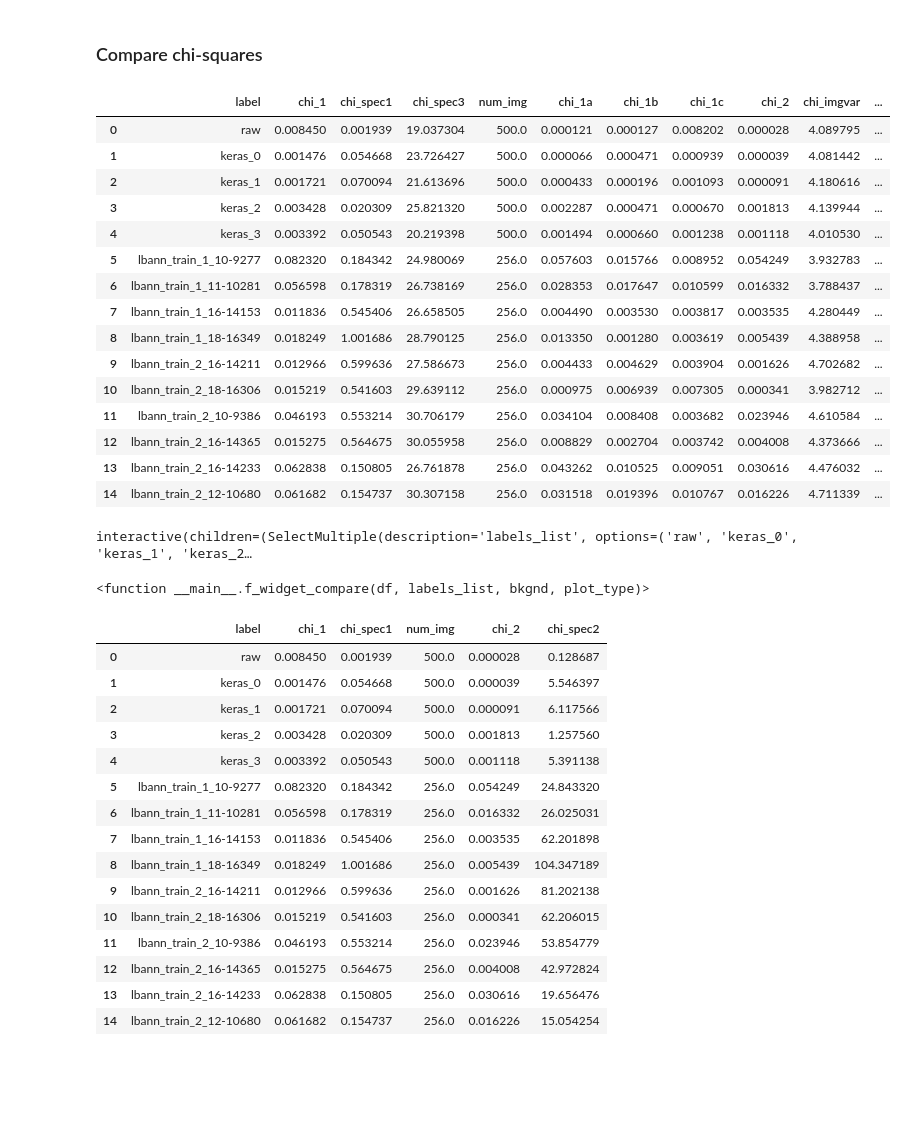
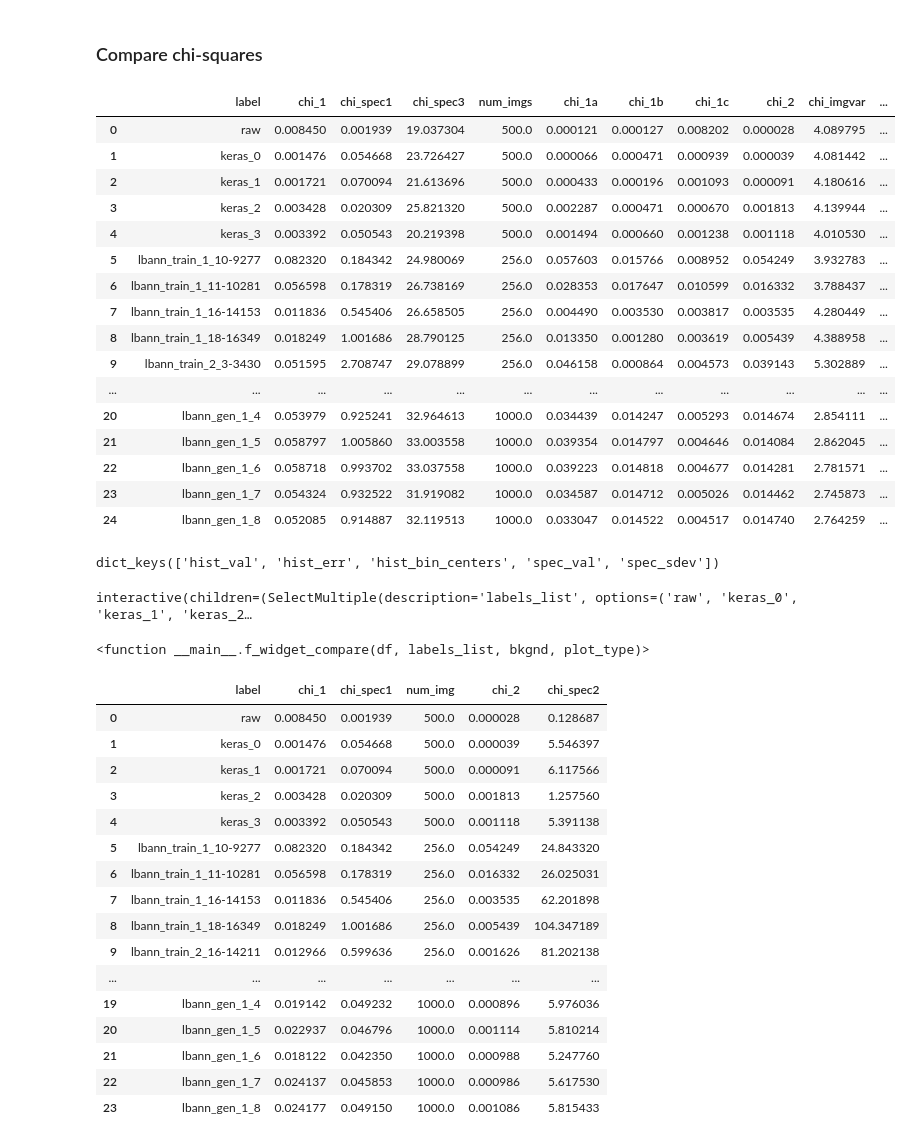
Before and after one commit to vmos1/lbann_cosmogan, a Jupyter notebook: 3_analysis/4b_compare_data_keras_lbann.ipynb, the cells around one changed output. Cells and saved outputs as stored; diff of their text form; code cells hidden in the pictures; blank space fills up the shorter version.

Commit message:
Added code to test 3ptfnc

```diff
--- a/3_analysis/4b_compare_data_keras_lbann.ipynb
+++ b/3_analysis/4b_compare_data_keras_lbann.ipynb
@@ -158,8 +165,6 @@ for strg,fldr in zip([str(i) for i in range(len(lst))],lst):
 # %%
-
 parent_dir='/global/cscratch1/sd/vpa/proj/cosmogan/results_dir/128square/20201112_143907_bsize256_test_with_invtransform-scale4.0'
 lst=[(10, 9277), (11, 10281), (16, 14153), (18, 16349)]
-
 
 prefix='lbann_train_1_'
 for count,run in enumerate(lst):
@@ -168,7 +173,7 @@ for count,run in enumerate(lst):
     fname=parent_dir+'/dump_outs/trainer0/model0/'+'sgd.training.epoch.{0}.step.{1}_gen_img_instance1_activation_output0.npy'.format(epoch,step)
     dict1={'label':key,'fname':fname}
     images=np.load(fname)[:,0,:,:]
-    dict1['num_img']=images.shape[0]
+    dict1['num_imgs']=images.shape[0]
     print(dict1)
     ### Compute spectrum and histograms
     dict_sample=f_compute_hist_spect(images,bins)
@@ -189,8 +194,8 @@ for count,run in enumerate(lst):
 {'label': 'lbann_train_1_18-16349', 'fname': '/global/cscratch1/sd/vpa/proj/cosmogan/results_dir/128square/20201112_143907_bsize256_test_with_invtransform-scale4.0/dump_outs/trainer0/model0/sgd.traini ...
 28.790125248275213
 # %%
-parent_dir='/global/cscratch1/sd/vpa/proj/cosmogan/results_dir/128square/20201116_111222_bsize256_test_with_invtransform-scale2.0/'
-lst=[(16, 14211), (18, 16306), (10, 9386), (16, 14365), (16, 14233), (12, 10680)]
+parent_dir='/global/cscratch1/sd/vpa/proj/cosmogan/results_dir/128square/20201202_200004_bsize256_scale0.5/'
+lst=[(3, 3430), (7, 6460), (8, 7215), (10, 9610), (13, 11725), (16, 14635), (10, 9475)]
 
 prefix='lbann_train_2_'
 for count,run in enumerate(lst):
@@ -199,7 +204,7 @@ for count,run in enumerate(lst):
     fname=parent_dir+'/dump_outs/trainer0/model0/'+'sgd.training.epoch.{0}.step.{1}_gen_img_instance1_activation_output0.npy'.format(epoch,step)
     dict1={'label':key,'fname':fname}
     images=np.load(fname)[:,0,:,:]
-    dict1['num_img']=images.shape[0]
+    dict1['num_imgs']=images.shape[0]
     print(dict1)
     ### Compute spectrum and histograms
     dict_sample=f_compute_hist_spect(images,bins)
@@ -225,0 +233,25 @@ for count,run in enumerate(lst):
+# %%
+## LBANN generated images
+
+parent_dir='/global/cscratch1/sd/vpa/proj/cosmogan/results_dir/128square/20201202_200004_bsize256_scale0.5/gen_imgs_chkpt'
+fldr='/epoch.10.step.9475_20201203_075631/dump_outs/trainer0/model0/'
+epochs=9
+
+prefix='lbann_gen_1_'
+for count,epoch in enumerate(range(epochs)):
+    key=prefix+'{0}'.format(epoch)
+    fname=parent_dir+fldr+'sgd.testing.epoch.{0}.step.{0}_gen_img_instance1_activation_output0.npy'.format(epoch)
+
+    dict1={'label':key,'fname':fname}
+    images=np.load(fname)[:,0,:,:]
+    dict1['num_imgs']=images.shape[0]
+    print(dict1)
+    ### Compute spectrum and histograms
+    dict_sample=f_compute_hist_spect(images,bins)
+    ### Compute chi squares
+    dict_chisqrs=f_compute_chisqr(dict_val,dict_sample,img_size)
+
+    dict1.update(dict_sample)
+    dict1.update(dict_chisqrs)
+#     del(images)
+    df_runs=df_runs.append(dict1,ignore_index=True)
@@ -226,8 +302,8 @@ for count,run in enumerate(lst):
 # %%
 # df_runs.columns
 # %%
-col_list=['label','fname', 'hist_bin_centers', 'hist_err', 'hist_val','spec_err', 'spec_val','chi_1', 'chi_1a', 'chi_1b', 'chi_1c', 'chi_2',
-       'chi_imgvar', 'chi_spec1', 'chi_spec2','chi_spec3', 'num_img']
+col_list=['label','fname', 'hist_bin_centers', 'hist_err', 'hist_val','spec_sdev', 'spec_val','chi_1', 'chi_1a', 'chi_1b', 'chi_1c', 'chi_2',
+       'chi_imgvar', 'chi_spec1', 'chi_spec2','chi_spec3', 'num_imgs']
 df_runs=df_runs.reindex(columns=col_list)
 # %%
 df_runs
@@ -251,10 +328,10 @@ df_runs
 # %% [markdown]
 ### Compare chi-squares
 # %%
-chi_keys=['label','chi_1','chi_spec1', 'chi_spec3', 'num_img', 'chi_1a', 'chi_1b', 'chi_1c', 'chi_2','chi_imgvar', 'chi_spec2','fname']
+chi_keys=['label','chi_1','chi_spec1', 'chi_spec3', 'num_imgs', 'chi_1a', 'chi_1b', 'chi_1c', 'chi_2','chi_imgvar', 'chi_spec2','fname']
 df_runs[chi_keys]
 # %% [output]
-|  | label | chi_1 | chi_spec1 | chi_spec3 | num_img | chi_1a | chi_1b | chi_1c | chi_2 | chi_imgvar | ... |
+|  | label | chi_1 | chi_spec1 | chi_spec3 | num_imgs | chi_1a | chi_1b | chi_1c | chi_2 | chi_imgvar | ... |
 | 0 | raw | 0.008450 | 0.001939 | 19.037304 | 500.0 | 0.000121 | 0.000127 | 0.008202 | 0.000028 | 4.089795 | ... |
 | 1 | keras_0 | 0.001476 | 0.054668 | 23.726427 | 500.0 | 0.000066 | 0.000471 | 0.000939 | 0.000039 | 4.081442 | ... |
 | 2 | keras_1 | 0.001721 | 0.070094 | 21.613696 | 500.0 | 0.000433 | 0.000196 | 0.001093 | 0.000091 | 4.180616 | ... |
@@ -264,12 +341,18 @@ df_runs[chi_keys]
 | 6 | lbann_train_1_11-10281 | 0.056598 | 0.178319 | 26.738169 | 256.0 | 0.028353 | 0.017647 | 0.010599 | 0.016332 | 3.788437 | ... |
 | 7 | lbann_train_1_16-14153 | 0.011836 | 0.545406 | 26.658505 | 256.0 | 0.004490 | 0.003530 | 0.003817 | 0.003535 | 4.280449 | ... |
 | 8 | lbann_train_1_18-16349 | 0.018249 | 1.001686 | 28.790125 | 256.0 | 0.013350 | 0.001280 | 0.003619 | 0.005439 | 4.388958 | ... |
-| 9 | lbann_train_2_16-14211 | 0.012966 | 0.599636 | 27.586673 | 256.0 | 0.004433 | 0.004629 | 0.003904 | 0.001626 | 4.702682 | ... |
-| 10 | lbann_train_2_18-16306 | 0.015219 | 0.541603 | 29.639112 | 256.0 | 0.000975 | 0.006939 | 0.007305 | 0.000341 | 3.982712 | ... |
-| 11 | lbann_train_2_10-9386 | 0.046193 | 0.553214 | 30.706179 | 256.0 | 0.034104 | 0.008408 | 0.003682 | 0.023946 | 4.610584 | ... |
-| 12 | lbann_train_2_16-14365 | 0.015275 | 0.564675 | 30.055958 | 256.0 | 0.008829 | 0.002704 | 0.003742 | 0.004008 | 4.373666 | ... |
-| 13 | lbann_train_2_16-14233 | 0.062838 | 0.150805 | 26.761878 | 256.0 | 0.043262 | 0.010525 | 0.009051 | 0.030616 | 4.476032 | ... |
-| 14 | lbann_train_2_12-10680 | 0.061682 | 0.154737 | 30.307158 | 256.0 | 0.031518 | 0.019396 | 0.010767 | 0.016226 | 4.711339 | ... |
+| 9 | lbann_train_2_3-3430 | 0.051595 | 2.708747 | 29.078899 | 256.0 | 0.046158 | 0.000864 | 0.004573 | 0.039143 | 5.302889 | ... |
+| ... | ... | ... | ... | ... | ... | ... | ... | ... | ... | ... | ... |
+| 20 | lbann_gen_1_4 | 0.053979 | 0.925241 | 32.964613 | 1000.0 | 0.034439 | 0.014247 | 0.005293 | 0.014674 | 2.854111 | ... |
+| 21 | lbann_gen_1_5 | 0.058797 | 1.005860 | 33.003558 | 1000.0 | 0.039354 | 0.014797 | 0.004646 | 0.014084 | 2.862045 | ... |
+| 22 | lbann_gen_1_6 | 0.058718 | 0.993702 | 33.037558 | 1000.0 | 0.039223 | 0.014818 | 0.004677 | 0.014281 | 2.781571 | ... |
+| 23 | lbann_gen_1_7 | 0.054324 | 0.932522 | 31.919082 | 1000.0 | 0.034587 | 0.014712 | 0.005026 | 0.014462 | 2.745873 | ... |
+| 24 | lbann_gen_1_8 | 0.052085 | 0.914887 | 32.119513 | 1000.0 | 0.033047 | 0.014522 | 0.004517 | 0.014740 | 2.764259 | ... |
+# %%
+dict_val['spec_val']
+dict_val.keys()
+# %% [output]
+dict_keys(['hist_val', 'hist_err', 'hist_bin_centers', 'spec_val', 'spec_sdev'])
 # %%
 
 def f_plot_hist_spec(df,dict_bkg,plot_type):
@@ -329,7 +415,7 @@ interact_manual(f_widget_compare,df=fixed(df_runs),
 interactive(children=(SelectMultiple(description='labels_list', options=('raw', 'keras_0', 'keras_1', 'keras_2…
 <function __main__.f_widget_compare(df, labels_list, bkgnd, plot_type)>
 # %%
-col_list=['label','chi_1','chi_spec1','num_img','chi_2','chi_spec2']
+col_list=['label','chi_1','chi_spec1','num_imgs','chi_2','chi_spec2']
 df_runs[col_list]
 # %% [output]
 |  | label | chi_1 | chi_spec1 | num_img | chi_2 | chi_spec2 |
@@ -343,8 +429,9 @@ df_runs[col_list]
 | 7 | lbann_train_1_16-14153 | 0.011836 | 0.545406 | 256.0 | 0.003535 | 62.201898 |
 | 8 | lbann_train_1_18-16349 | 0.018249 | 1.001686 | 256.0 | 0.005439 | 104.347189 |
 | 9 | lbann_train_2_16-14211 | 0.012966 | 0.599636 | 256.0 | 0.001626 | 81.202138 |
-| 10 | lbann_train_2_18-16306 | 0.015219 | 0.541603 | 256.0 | 0.000341 | 62.206015 |
-| 11 | lbann_train_2_10-9386 | 0.046193 | 0.553214 | 256.0 | 0.023946 | 53.854779 |
-| 12 | lbann_train_2_16-14365 | 0.015275 | 0.564675 | 256.0 | 0.004008 | 42.972824 |
-| 13 | lbann_train_2_16-14233 | 0.062838 | 0.150805 | 256.0 | 0.030616 | 19.656476 |
-| 14 | lbann_train_2_12-10680 | 0.061682 | 0.154737 | 256.0 | 0.016226 | 15.054254 |
+| ... | ... | ... | ... | ... | ... | ... |
+| 19 | lbann_gen_1_4 | 0.019142 | 0.049232 | 1000.0 | 0.000896 | 5.976036 |
+| 20 | lbann_gen_1_5 | 0.022937 | 0.046796 | 1000.0 | 0.001114 | 5.810214 |
+| 21 | lbann_gen_1_6 | 0.018122 | 0.042350 | 1000.0 | 0.000988 | 5.247760 |
+| 22 | lbann_gen_1_7 | 0.024137 | 0.045853 | 1000.0 | 0.000986 | 5.617530 |
+| 23 | lbann_gen_1_8 | 0.024177 | 0.049150 | 1000.0 | 0.001086 | 5.815433 |
```
Also changed, not shown: parts of 13 cells of this notebook, 9 other files.
